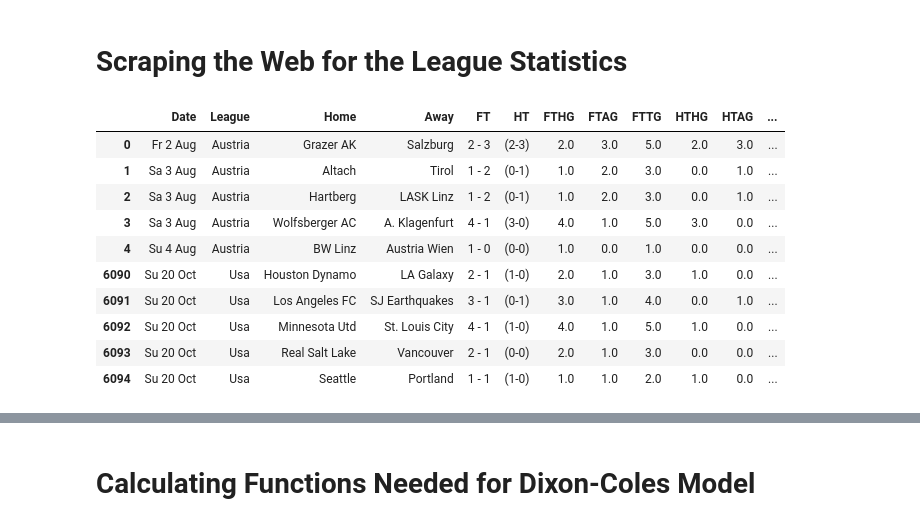
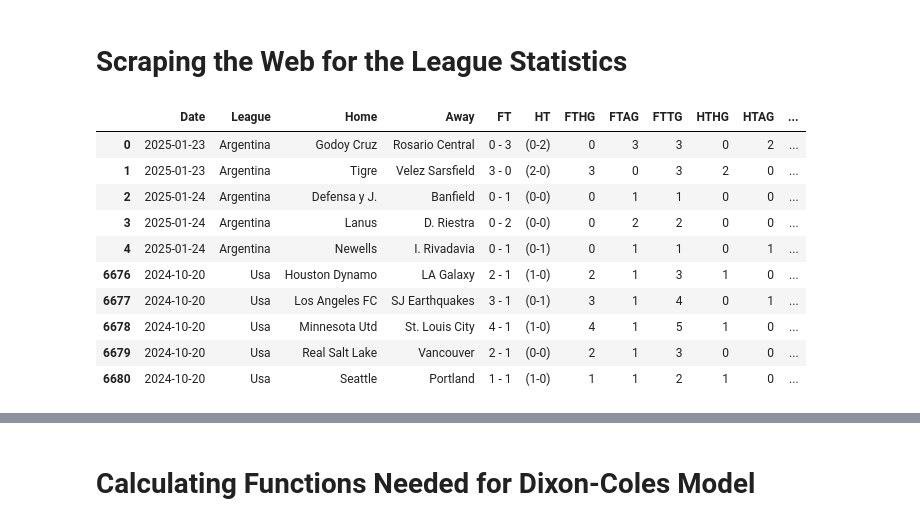
Before and after one commit to musayevf/Dixon_Coles_2025, a Jupyter notebook: _dixon_coles_model.ipynb, the cells around one changed output, grey strips where cells are left out. Cells and saved outputs as stored; diff of their text form; code cells hidden in the pictures.

Commit message:
implemented time decay

```diff
--- a/_dixon_coles_model.ipynb
+++ b/_dixon_coles_model.ipynb
@@ -16,7 +16,7 @@ pd.set_option('display.max_rows', None)
 pd.set_option('display.max_columns', None)
 
 # Get today's date
-given_date = "2025-01-13" #year-month-day
+given_date = "2025-01-31" #year-month-day
 threshold = 70 #threshold for percentages to highlight in final dataframe (between 1 and 100)
 
 wanted_leagues = ['argentina', 'austria', 'belgium', 'brazil', 'denmark',
@@ -109,7 +66,7 @@ formatted_date = f"{day_abbreviations[given_date_parsed.weekday()]} {day} {month
 # %%
 final =  pd.DataFrame()
 liqa = ''
-unique_leagues = wanted_leagues#matches['league'].unique().tolist()
+unique_leagues = wanted_leagues
 next_matches = pd.DataFrame()
 
 for i in unique_leagues:
@@ -167,43 +124,71 @@ for i in unique_leagues:
 
 #For Full-Time Results
     hg, ag, tg = [], [], []
     for i in df_cleaned['FT']:
         if len(i) < 5 or ':' in i:
             hg.append('NA')
             ag.append('NA')
             tg.append('NA')
         else:
             try:
                 hghg = int(i.split(' - ')[0])
                 hg.append(hghg)
                 agag = int(i.split(' - ')[1])
                 ag.append(agag)
                 tg.append(hghg + agag)
             except:
                 print(hghg + agag)
 
 
     df_cleaned['FTHG'], df_cleaned['FTAG'], df_cleaned['FTTG'] = hg, ag, tg
     df_cleaned['HTHG'], df_cleaned['HTAG'] = hthg, htag
     df_cleaned['HTTG'] = df_cleaned['HTHG'] + df_cleaned['HTAG']
 
     final = pd.concat([final, df_cleaned], ignore_index=True)
 
 final = final[final['HT'] != 'NA']
+
+# Define current year
+current_year = datetime.now().year
+
+# Function to parse and assign the correct year
+def parse_date(date_str):
+    # Extract day and month
+    date_obj = datetime.strptime(date_str[3:], '%d %b')
+    # Assign correct year
+    full_date = date_obj.replace(year=current_year)
+
+    # If the parsed date is already in the future, assign the previous year
+    if full_date > datetime.now():
+        full_date = full_date.replace(year=current_year - 1)
+
+    return full_date
+
+# Apply the function to parse dates
+final['Date'] = final['Date'].apply(parse_date)
+
+# Find the latest date for each league
+latest_dates = final.groupby('League')['Date'].max().rename('latest_date')
+
+# Merge with the original DataFrame
+final = final.merge(latest_dates, on='League')
+
+# Calculate the time difference in days
+final['time_diff'] = (final['latest_date'] - final['Date']).dt.days
 combined_df = pd.concat([final.head(), final.tail()])
 combined_df
 # %% [output]
 |  | Date | League | Home | Away | FT | HT | FTHG | FTAG | FTTG | HTHG | HTAG | ... |
-| 0 | Fr 2 Aug | Austria | Grazer AK | Salzburg | 2 - 3 | (2-3) | 2.0 | 3.0 | 5.0 | 2.0 | 3.0 | ... |
-| 1 | Sa 3 Aug | Austria | Altach | Tirol | 1 - 2 | (0-1) | 1.0 | 2.0 | 3.0 | 0.0 | 1.0 | ... |
-| 2 | Sa 3 Aug | Austria | Hartberg | LASK Linz | 1 - 2 | (0-1) | 1.0 | 2.0 | 3.0 | 0.0 | 1.0 | ... |
-| 3 | Sa 3 Aug | Austria | Wolfsberger AC | A. Klagenfurt | 4 - 1 | (3-0) | 4.0 | 1.0 | 5.0 | 3.0 | 0.0 | ... |
-| 4 | Su 4 Aug | Austria | BW Linz | Austria Wien | 1 - 0 | (0-0) | 1.0 | 0.0 | 1.0 | 0.0 | 0.0 | ... |
-| 6090 | Su 20 Oct | Usa | Houston Dynamo | LA Galaxy | 2 - 1 | (1-0) | 2.0 | 1.0 | 3.0 | 1.0 | 0.0 | ... |
-| 6091 | Su 20 Oct | Usa | Los Angeles FC | SJ Earthquakes | 3 - 1 | (0-1) | 3.0 | 1.0 | 4.0 | 0.0 | 1.0 | ... |
-| 6092 | Su 20 Oct | Usa | Minnesota Utd | St. Louis City | 4 - 1 | (1-0) | 4.0 | 1.0 | 5.0 | 1.0 | 0.0 | ... |
-| 6093 | Su 20 Oct | Usa | Real Salt Lake | Vancouver | 2 - 1 | (0-0) | 2.0 | 1.0 | 3.0 | 0.0 | 0.0 | ... |
-| 6094 | Su 20 Oct | Usa | Seattle | Portland | 1 - 1 | (1-0) | 1.0 | 1.0 | 2.0 | 1.0 | 0.0 | ... |
+| 0 | 2025-01-23 | Argentina | Godoy Cruz | Rosario Central | 0 - 3 | (0-2) | 0 | 3 | 3 | 0 | 2 | ... |
+| 1 | 2025-01-23 | Argentina | Tigre | Velez Sarsfield | 3 - 0 | (2-0) | 3 | 0 | 3 | 2 | 0 | ... |
+| 2 | 2025-01-24 | Argentina | Defensa y J. | Banfield | 0 - 1 | (0-0) | 0 | 1 | 1 | 0 | 0 | ... |
+| 3 | 2025-01-24 | Argentina | Lanus | D. Riestra | 0 - 2 | (0-0) | 0 | 2 | 2 | 0 | 0 | ... |
+| 4 | 2025-01-24 | Argentina | Newells | I. Rivadavia | 0 - 1 | (0-1) | 0 | 1 | 1 | 0 | 1 | ... |
+| 6676 | 2024-10-20 | Usa | Houston Dynamo | LA Galaxy | 2 - 1 | (1-0) | 2 | 1 | 3 | 1 | 0 | ... |
+| 6677 | 2024-10-20 | Usa | Los Angeles FC | SJ Earthquakes | 3 - 1 | (0-1) | 3 | 1 | 4 | 0 | 1 | ... |
+| 6678 | 2024-10-20 | Usa | Minnesota Utd | St. Louis City | 4 - 1 | (1-0) | 4 | 1 | 5 | 1 | 0 | ... |
+| 6679 | 2024-10-20 | Usa | Real Salt Lake | Vancouver | 2 - 1 | (0-0) | 2 | 1 | 3 | 0 | 0 | ... |
+| 6680 | 2024-10-20 | Usa | Seattle | Portland | 1 - 1 | (1-0) | 1 | 1 | 2 | 1 | 0 | ... |
 # %%
 next_leagues = next_matches['League'].unique().tolist()
 pd.concat([next_matches.head(), next_matches.tail()])
```
Also changed, not shown: parts of 7 cells of this notebook, 10 other files.
